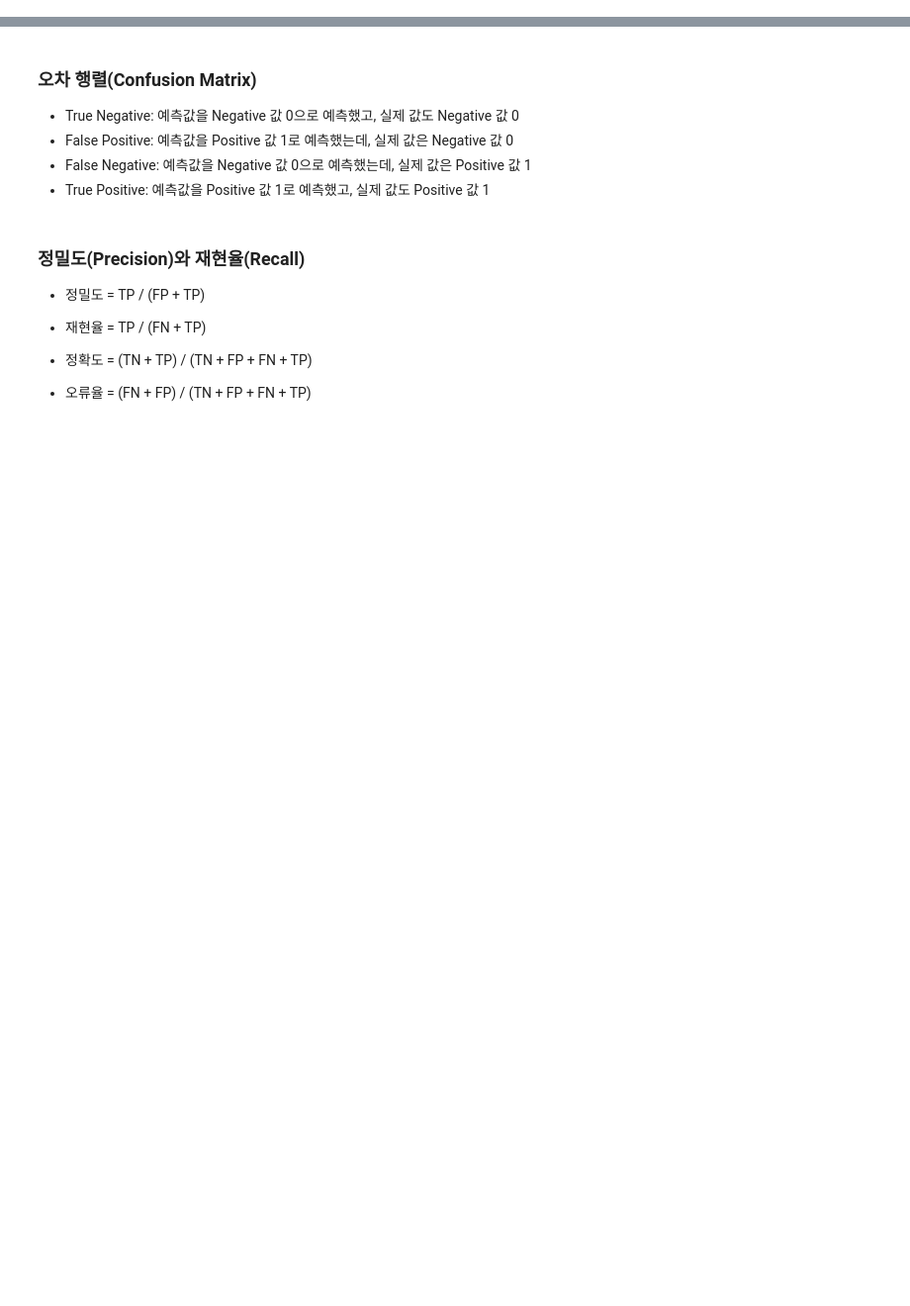
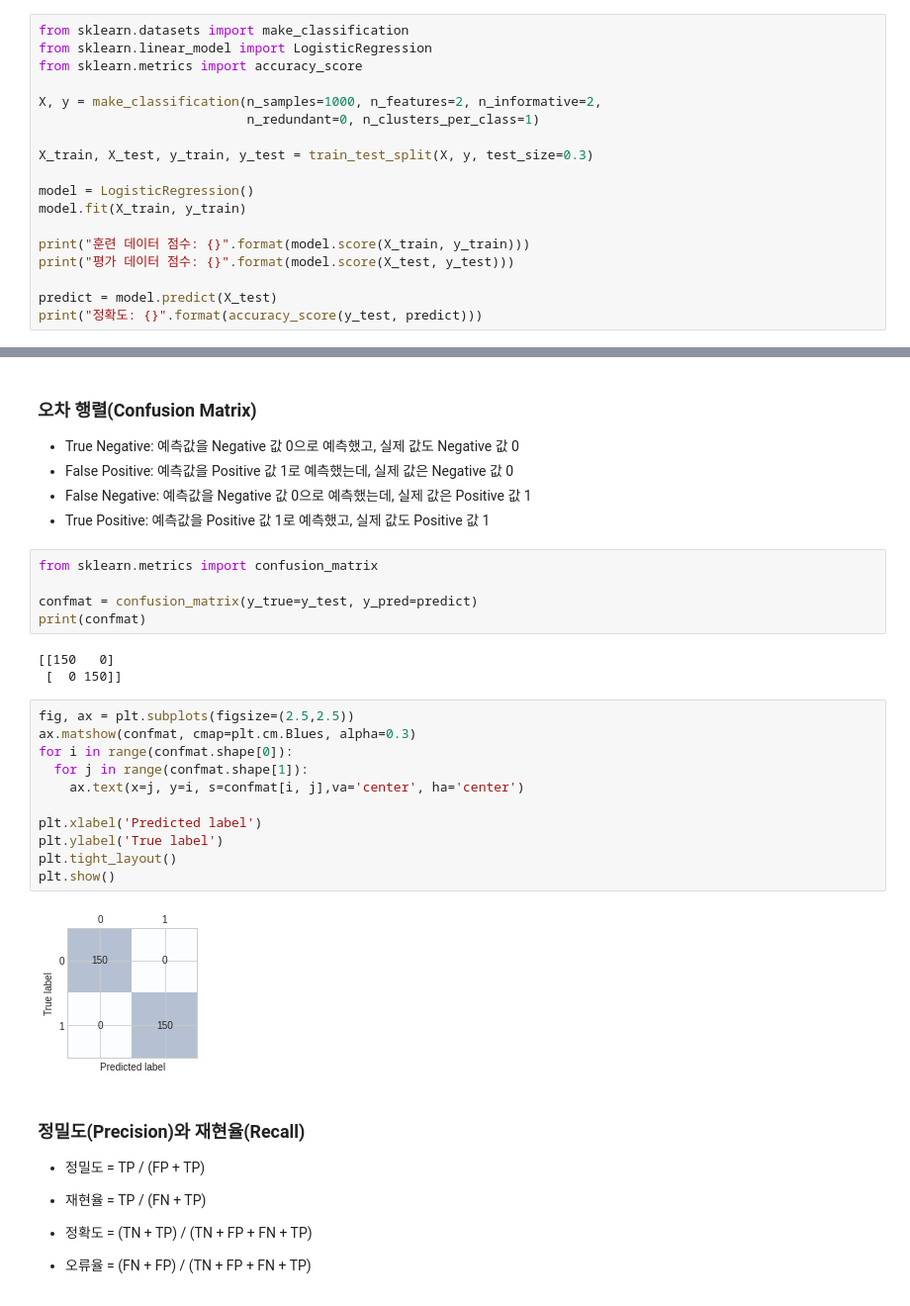
Before and after one commit to WooHyeok-Moon/Machine_Learning_Study, a Jupyter notebook: _2_Scikit_Learn.ipynb, the cells around one changed output, grey strips where cells are left out. Shown: that part at 99% size. Cells and saved outputs as stored; diff of their text form; blank space fills up the shorter version.

```diff
--- a/_2_Scikit_Learn.ipynb
+++ b/_2_Scikit_Learn.ipynb
@@ -395,3 +465,21 @@ x_i^{'} = \frac{x_i-min(x)}{max(x)-min(x)}
 
 * 정확도는 전체 예측 데이터 건수 중 예측 결과가 동일한 데이터 건수로 계산
 * scikit-learn에서는 `accuracy_score` 함수를 제공
+# %%
+from sklearn.datasets import make_classification
+from sklearn.linear_model import LogisticRegression
+from sklearn.metrics import accuracy_score
+
+X, y = make_classification(n_samples=1000, n_features=2, n_informative=2,
+                           n_redundant=0, n_clusters_per_class=1)
+
+X_train, X_test, y_train, y_test = train_test_split(X, y, test_size=0.3)
+
+model = LogisticRegression()
+model.fit(X_train, y_train)
+
+print("훈련 데이터 점수: {}".format(model.score(X_train, y_train)))
+print("평가 데이터 점수: {}".format(model.score(X_test, y_test)))
+
+predict = model.predict(X_test)
+print("정확도: {}".format(accuracy_score(y_test, predict)))
@@ -402,6 +494,27 @@ x_i^{'} = \frac{x_i-min(x)}{max(x)-min(x)}
 * False Positive: 예측값을 Positive 값 1로 예측했는데, 실제 값은 Negative 값 0
 * False Negative: 예측값을 Negative 값 0으로 예측했는데, 실제 값은 Positive 값 1
 * True Positive: 예측값을 Positive 값 1로 예측했고, 실제 값도 Positive 값 1
+# %%
+from sklearn.metrics import confusion_matrix
+
+confmat = confusion_matrix(y_true=y_test, y_pred=predict)
+print(confmat)
+# %% [output]
+[[150   0]
+ [  0 150]]
+# %%
+fig, ax = plt.subplots(figsize=(2.5,2.5))
+ax.matshow(confmat, cmap=plt.cm.Blues, alpha=0.3)
+for i in range(confmat.shape[0]):
+  for j in range(confmat.shape[1]):
+    ax.text(x=j, y=i, s=confmat[i, j],va='center', ha='center')
+
+plt.xlabel('Predicted label')
+plt.ylabel('True label')
+plt.tight_layout()
+plt.show()
+# %% [output]
+[figure, added]
 # %% [markdown]
 ### 정밀도(Precision)와 재현율(Recall)
 
```
Also changed, not shown: parts of 19 cells of this notebook.
